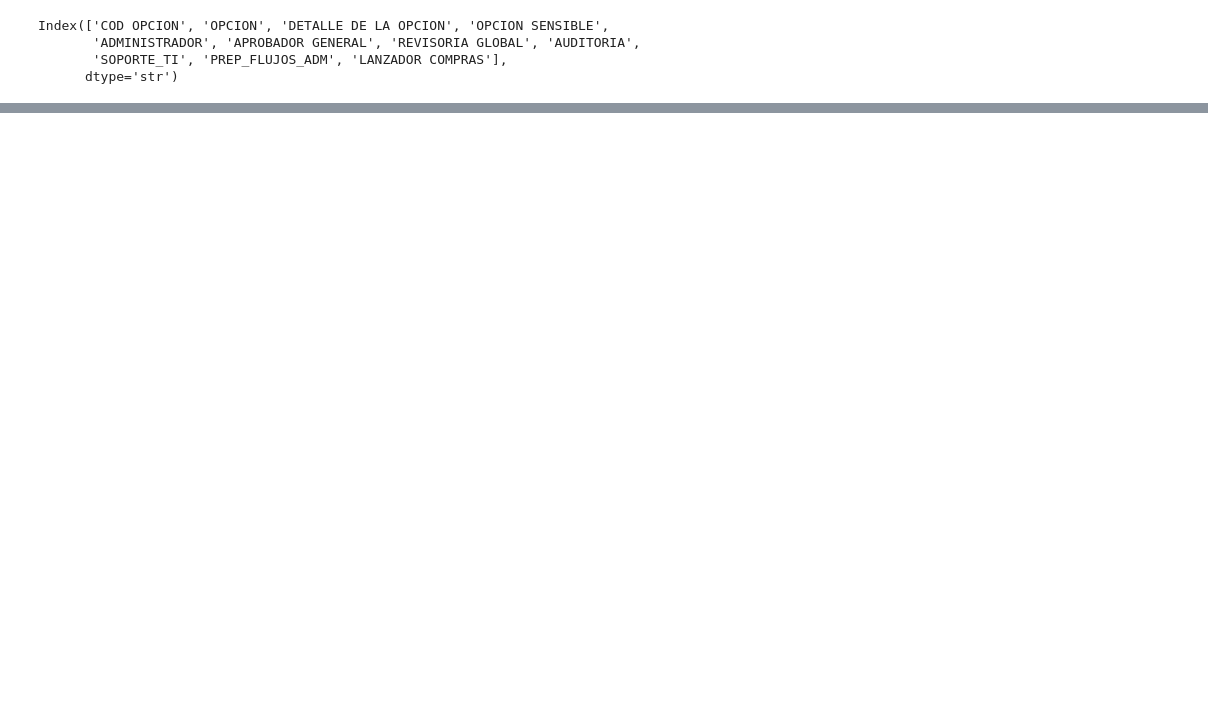
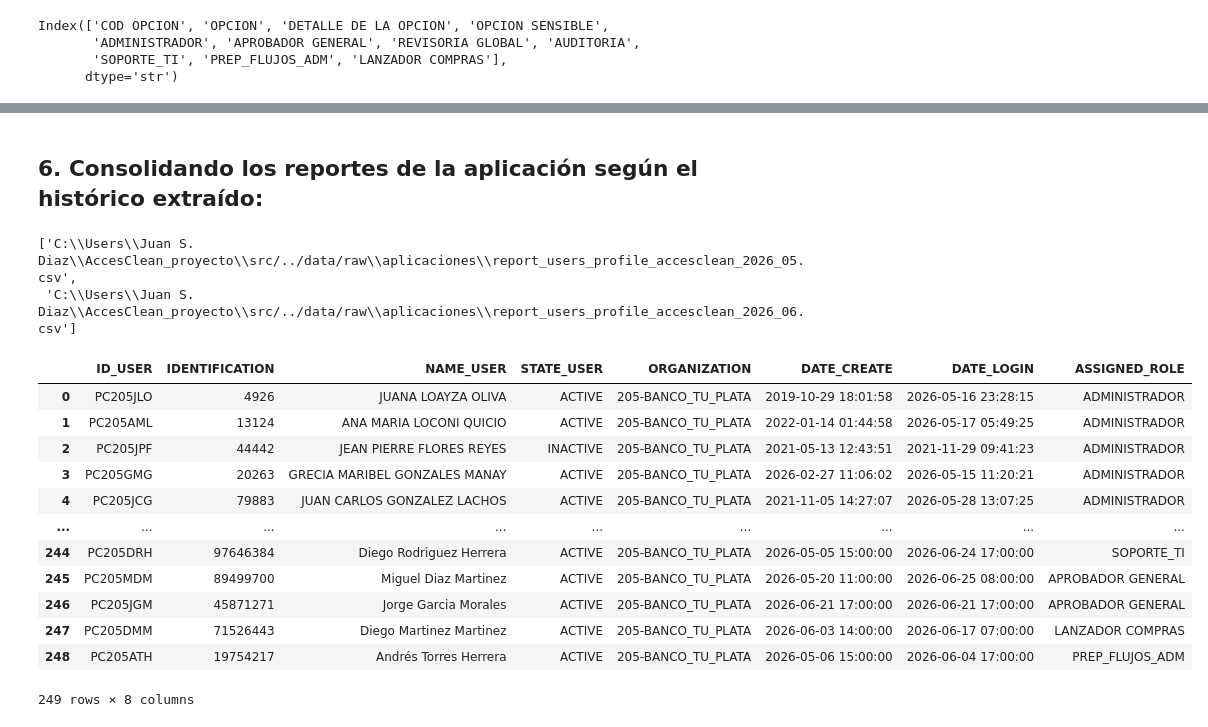
Before and after one commit to DiazJSC/AccesClean_proyecto, a Jupyter notebook: src/01_consolidar.ipynb, the cells around one changed output, grey strips where cells are left out. Saved outputs shown, nothing was run; the diff lists cells and outputs as text; code cells hidden in the pictures; blank space fills up the shorter version.

```diff
--- a/src/01_consolidar.ipynb
+++ b/src/01_consolidar.ipynb
@@ -167,0 +207,29 @@ df.to_csv(landing_dir + 'datos_consolidados.csv', index=False)
+# %% [markdown]
+## 6. Consolidando los reportes de la aplicación según el histórico extraído:
+# %%
+archivos_apps = glob.glob(raw_dir + 'aplicaciones' + '*/*')
+archivos_apps
+# %% [output]
+['C:\\Users\\Juan S. Diaz\\AccesClean_proyecto\\src/../data/raw\\aplicaciones\\report_users_profile_accesclean_2026_05.csv',
+ 'C:\\Users\\Juan S. Diaz\\AccesClean_proyecto\\src/../data/raw\\aplicaciones\\report_users_profile_accesclean_2026_06.csv']
+# %%
+datos_apps = []
+for archivo in sorted(archivos_apps):
+    datos_apps.append(pd.read_csv(archivo))
+
+df_app = pd.concat(datos_apps, ignore_index=True)
+df_app
+# %% [output]
+|  | ID_USER | IDENTIFICATION | NAME_USER | STATE_USER | ORGANIZATION | DATE_CREATE | DATE_LOGIN | ASSIGNED_ROLE |
+| 0 | PC205JLO | 4926 | JUANA LOAYZA OLIVA | ACTIVE | 205-BANCO_TU_PLATA | 2019-10-29 18:01:58 | 2026-05-16 23:28:15 | ADMINISTRADOR |
+| 1 | PC205AML | 13124 | ANA MARIA LOCONI QUICIO | ACTIVE | 205-BANCO_TU_PLATA | 2022-01-14 01:44:58 | 2026-05-17 05:49:25 | ADMINISTRADOR |
+| 2 | PC205JPF | 44442 | JEAN PIERRE FLORES REYES | INACTIVE | 205-BANCO_TU_PLATA | 2021-05-13 12:43:51 | 2021-11-29 09:41:23 | ADMINISTRADOR |
+| 3 | PC205GMG | 20263 | GRECIA MARIBEL GONZALES MANAY | ACTIVE | 205-BANCO_TU_PLATA | 2026-02-27 11:06:02 | 2026-05-15 11:20:21 | ADMINISTRADOR |
+| 4 | PC205JCG | 79883 | JUAN CARLOS GONZALEZ LACHOS | ACTIVE | 205-BANCO_TU_PLATA | 2021-11-05 14:27:07 | 2026-05-28 13:07:25 | ADMINISTRADOR |
+| ... | ... | ... | ... | ... | ... | ... | ... | ... |
+| 244 | PC205DRH | 97646384 | Diego Rodriguez Herrera | ACTIVE | 205-BANCO_TU_PLATA | 2026-05-05 15:00:00 | 2026-06-24 17:00:00 | SOPORTE_TI |
+| 245 | PC205MDM | 89499700 | Miguel Diaz Martinez | ACTIVE | 205-BANCO_TU_PLATA | 2026-05-20 11:00:00 | 2026-06-25 08:00:00 | APROBADOR GENERAL |
+| 246 | PC205JGM | 45871271 | Jorge Garcia Morales | ACTIVE | 205-BANCO_TU_PLATA | 2026-06-21 17:00:00 | 2026-06-21 17:00:00 | APROBADOR GENERAL |
+| 247 | PC205DMM | 71526443 | Diego Martinez Martinez | ACTIVE | 205-BANCO_TU_PLATA | 2026-06-03 14:00:00 | 2026-06-17 07:00:00 | LANZADOR COMPRAS |
+| 248 | PC205ATH | 19754217 | Andrés Torres Herrera | ACTIVE | 205-BANCO_TU_PLATA | 2026-05-06 15:00:00 | 2026-06-04 17:00:00 | PREP_FLUJOS_ADM |
+249 rows × 8 columns
```
Also changed, not shown: parts of 24 cells of this notebook, 12 other files.
